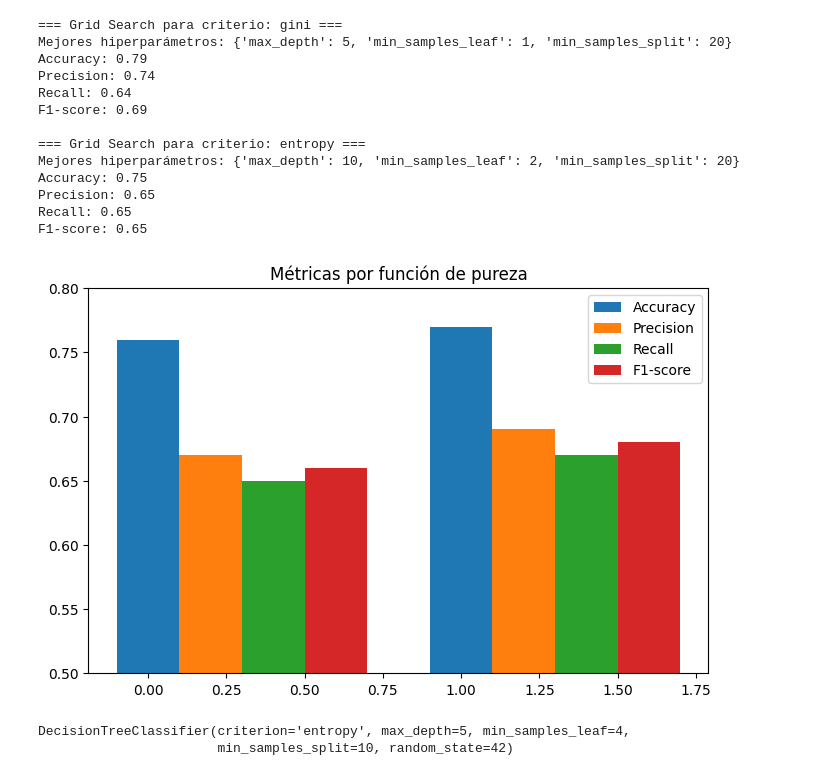
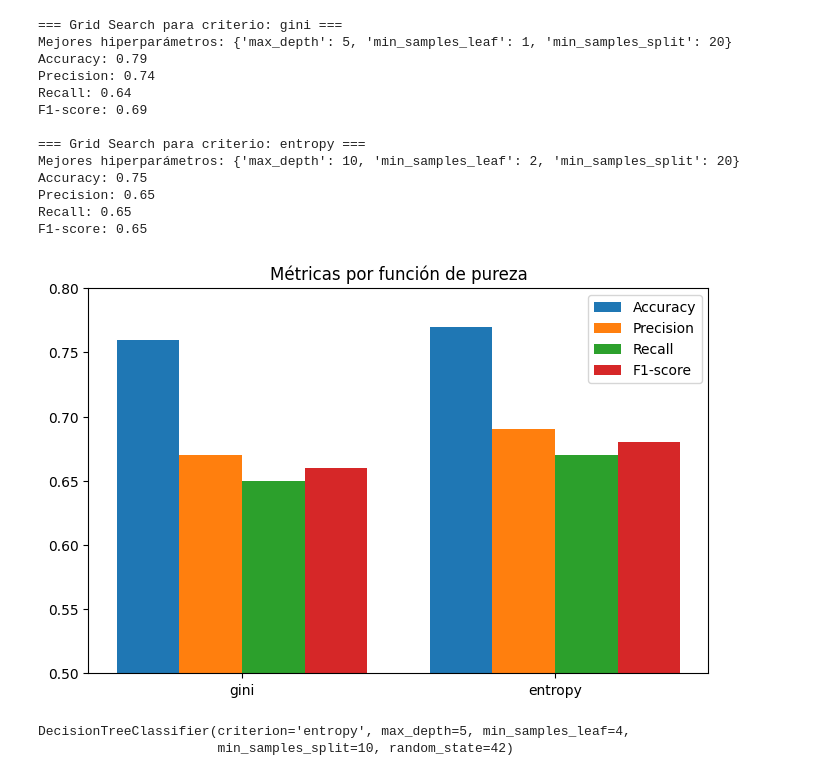
Before and after one commit to danieleub/Proyecto-rbol-de-Decisi-n, a Jupyter notebook: src/explore.ipynb, the cells around one changed output. Cells and saved outputs as stored; diff of their text form; code cells hidden in the pictures.

```diff
--- a/src/explore.ipynb
+++ b/src/explore.ipynb
@@ -184,27 +184,28 @@ F1-score: 0.65
 # %%
 
 criterios = ['gini', 'entropy']
 metricas = {
     'Accuracy': [0.76, 0.77],
     'Precision': [0.67, 0.69],
     'Recall': [0.65, 0.67],
     'F1-score': [0.66, 0.68]
 }
 
 x = np.arange(len(criterios))
 ancho = 0.2
 
 plt.figure(figsize=(8, 5))
 
 for i, (nombre, valores) in enumerate(metricas.items()):
     plt.bar(x + i * ancho, valores, width=ancho, label=nombre)
 
 plt.ylim(0.5, 0.8)
 plt.title("Métricas por función de pureza")
 plt.legend()
+plt.xticks(x + ancho * 1.5, criterios)
 plt.show()
 # %% [output]
-[figure, old version]
+[figure, new version]
 # %%
 mejor_modelo = DecisionTreeClassifier(
     criterion='entropy',
```
